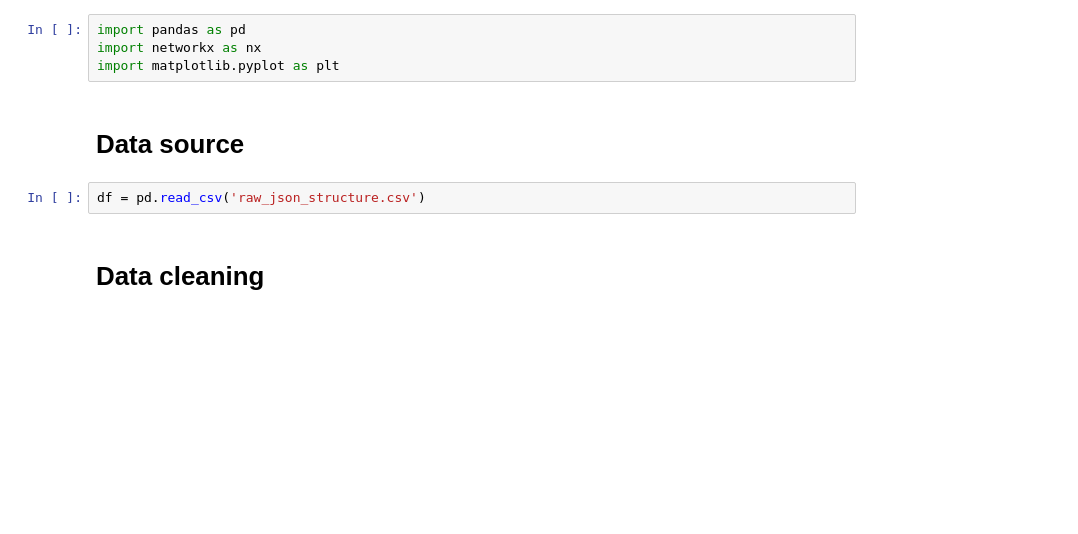
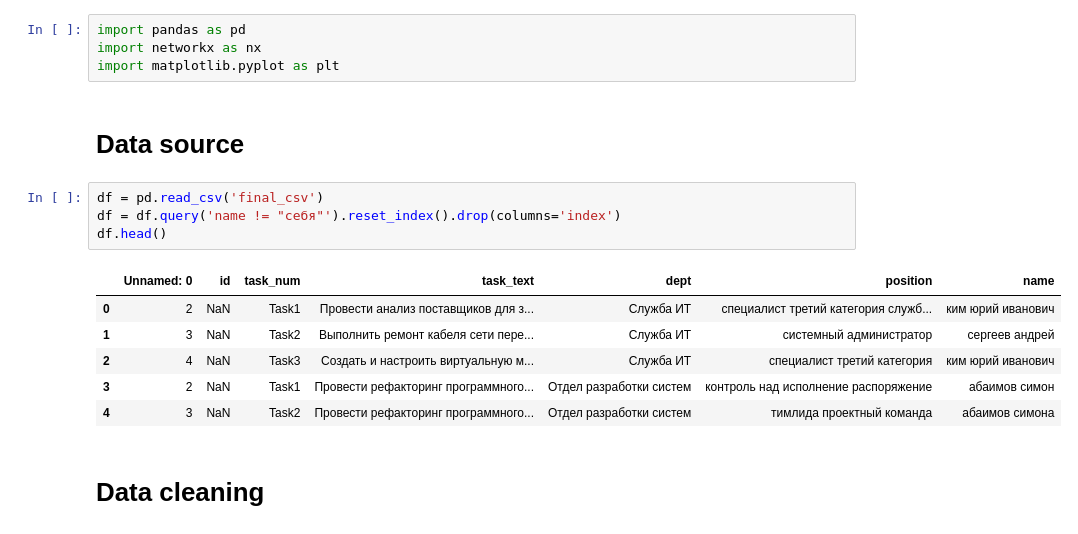
Before and after one commit to Somertonman/hackathon_2023, a Jupyter notebook: graph_org.ipynb, the cells around one changed output. Cells and saved outputs as stored; diff of their text form; blank space fills up the shorter version.

```diff
--- a/graph_org.ipynb
+++ b/graph_org.ipynb
@@ -7,7 +30,16 @@ import matplotlib.pyplot as plt
 # %% [markdown]
 # Data source
 # %%
-df = pd.read_csv('raw_json_structure.csv')
+df = pd.read_csv('final_csv')
+df = df.query('name != "себя"').reset_index().drop(columns='index')
+df.head()
+# %% [output]
+|  | Unnamed: 0 | id | task_num | task_text | dept | position | name |
+| 0 | 2 | NaN | Task1 | Провести анализ поставщиков для з... | Служба ИТ | специалист третий категория служб... | ким юрий иванович |
+| 1 | 3 | NaN | Task2 | Выполнить ремонт кабеля сети пере... | Служба ИТ | системный администратор | сергеев андрей |
+| 2 | 4 | NaN | Task3 | Создать и настроить виртуальную м... | Служба ИТ | специалист третий категория | ким юрий иванович |
+| 3 | 2 | NaN | Task1 | Провести рефакторинг программного... | Отдел разработки систем | контроль над исполнение распоряжение | абаимов симон |
+| 4 | 3 | NaN | Task2 | Провести рефакторинг программного... | Отдел разработки систем | тимлида проектный команда | абаимов симона |
 # %% [markdown]
 # Data cleaning
 # %%
```
Also changed, not shown: parts of 10 cells of this notebook, 1 other file.
